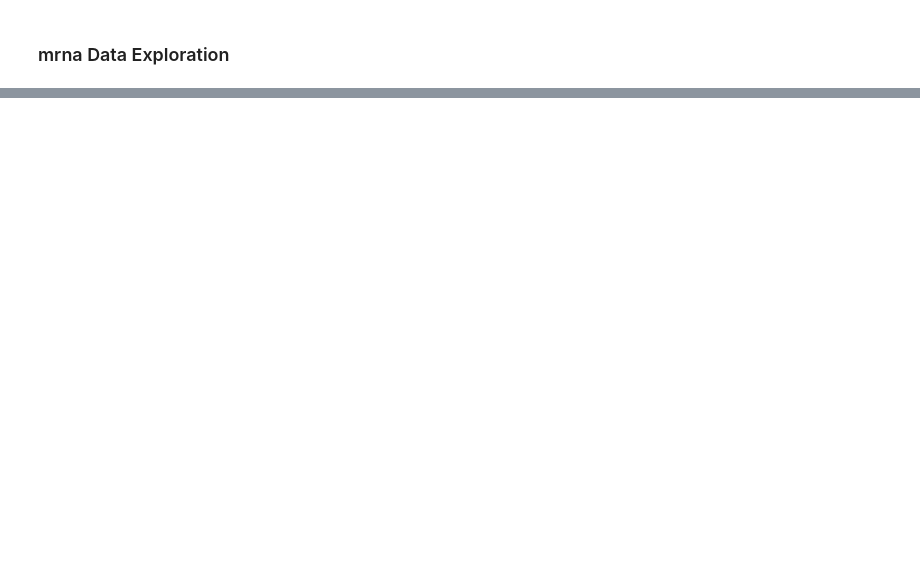
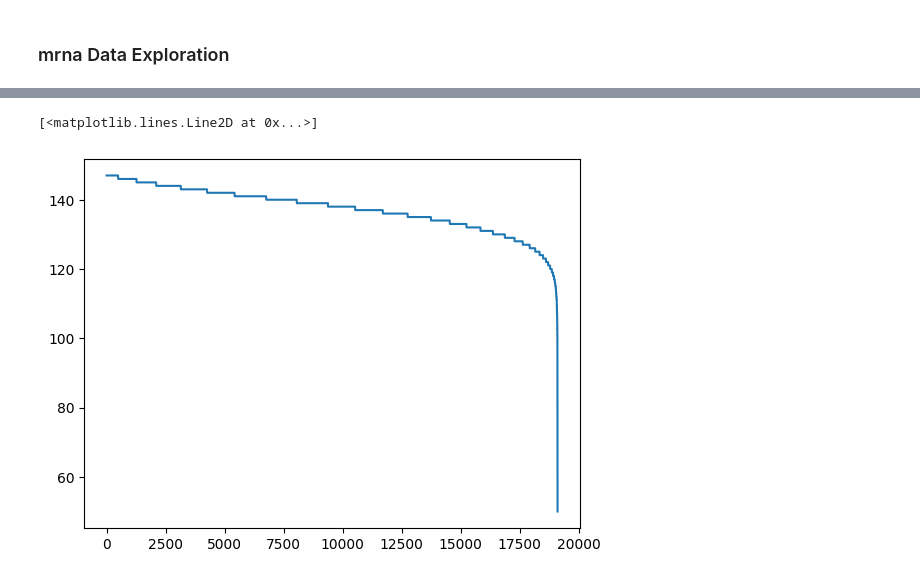
Before and after one commit to gchermside/UCEC_Recurrence, a Jupyter notebook: src/experimenting_with_preprocessing.ipynb, the cells around one changed output, grey strips where cells are left out. Cells and saved outputs as stored; diff of their text form; code cells hidden in the pictures; blank space fills up the shorter version.

```diff
--- a/src/experimenting_with_preprocessing.ipynb
+++ b/src/experimenting_with_preprocessing.ipynb
@@ -649,0 +448,5 @@ Standard deviation stats:
+# %%
+plt.plot(np.sort(mutation_counts)[::-1])
+# %% [output]
+[<matplotlib.lines.Line2D at 0x...>]
+[figure, added]
```
Also changed, not shown: parts of 21 cells of this notebook, 7 other files.
